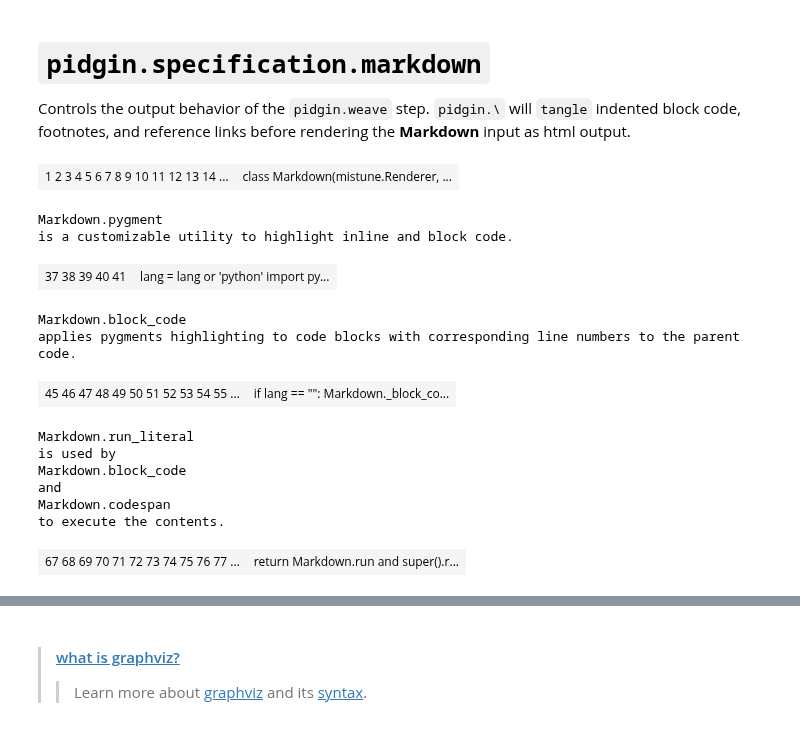
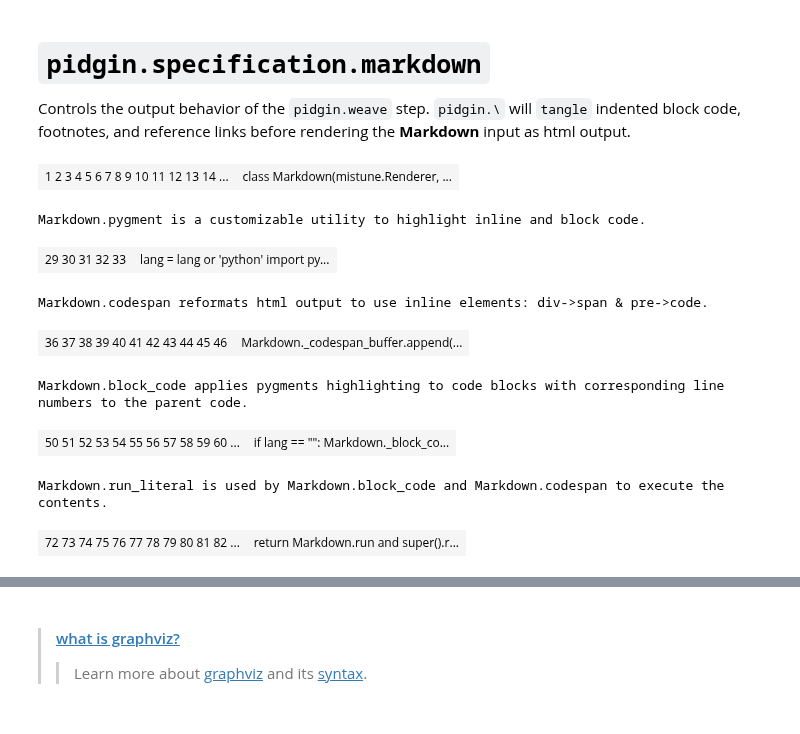
Before and after one commit to deathbeds/pidgy, a Jupyter notebook: src/pidgin/specification/markdown.md.ipynb, the cells around one changed output, grey strips where cells are left out. Saved outputs shown, nothing was run; the diff lists cells and outputs as text; code cells hidden in the pictures.

```diff
--- a/src/pidgin/specification/markdown.md.ipynb
+++ b/src/pidgin/specification/markdown.md.ipynb
@@ -44,20 +44,25 @@ from pidgin.docs.references import *
 
         def __exit__(Markdown, *e): Markdown.run = True
 
-        def codespan(Markdown, text, lang=None):
-            Markdown._codespan_buffer.append(text)
-            if not text.endswith('\\'):
-                Markdown.run_literal('\n'.join(Markdown._codespan_buffer))
-                Markdown._codespan_buffer = []
-            text = text.rstrip('\\')
-            return F"""<span{Markdown.pygment(text, prestyles="display: inline-block; vertical-align: middle;", nobackground=True).strip()[4:-4]}span>"""
-
         def pygment(Markdown, text, lang=None, **kwargs):
 `Markdown.pygment` is a customizable utility to __highlight__ inline and block code.
 
             lang = lang or 'python'
             import pygments
             return pygments.highlight(text, pygments.lexers.get_lexer_by_name(lang, stripall=True), pygments.formatters.html.HtmlFormatter(noclasses=True, **kwargs))
+
+        def codespan(Markdown, text, lang=None):
+`Markdown.codespan` reformats html output to use inline elements: div->span & pre->code.
+
+            Markdown._codespan_buffer.append(text)
+            if not text.endswith('\\'):
+                Markdown.run_literal('\n'.join(Markdown._codespan_buffer).rstrip())
+                Markdown._codespan_buffer = []
+            text = text.rstrip('\\')
+            return F"""<span{
+                Markdown.pygment(text, prestyles="display: inline-block; vertical-align: middle", nobackground=True).strip()[4:-4]
+            }span>""".replace('<pre', '<code').replace('</pre', '</code')
+
 
         def block_code(Markdown, text, lang=None):
 `Markdown.block_code` applies __pygments__ highlighting to code blocks with corresponding line numbers
@@ -75,46 +80,41 @@ to the parent code.
                 Markdown.blob = m.string[m.span()[1]:]
                 try:
                     return Markdown.pygment(
                         text.rstrip('\\'), lang, linenos='table', linenostart=sum(Markdown.linenos)
                     ).replace("""<td class="code">""", """<td style="text-align: left;" class="code">""")
                 finally:
                     Markdown.linenos += len(m.string[slice(*m.span())].splitlines())-2,
 
             return Markdown.pygment(text.rstrip('\\'), lang)
 
         def run_literal(Markdown, str):
 `Markdown.run_literal` is used by `Markdown.block_code` and `Markdown.codespan` to execute the contents.
 
             return Markdown.run and super().run_cell(textwrap.indent(str, ' '*4), silent=True)
 
         def output_doctest(self): return self.renderer.doctest(self.token['text'])
 
         def output_graphviz(self): return self.renderer.graphviz(self.token['text'])
 
         def doctest(self, text): return super().block_code(text)
         def graphviz(self, text):
             return __import__('graphviz').Source(text)._repr_svg_()
 
 
         def header(self, text, level, raw=None):
             import html, slugify
             slug = html.escape(__import__('slugify').slugify(text, lowercase=False))
             return F"""<a href="#{slug}"><h{level} id="{slug}">{text}</h{level}></a>"""
 # %% [output]
 | 1 2 3 4 5 6 7 8 9 10 11 12 13 14 ... | class Markdown(mistune.Renderer, ... |
-Markdown.pygment
-is a customizable utility to highlight inline and block code.
+Markdown.pygment is a customizable utility to highlight inline and block code.
-| 37 38 39 40 41 | lang = lang or 'python' import py... |
+| 29 30 31 32 33 | lang = lang or 'python' import py... |
-Markdown.block_code
-applies pygments highlighting to code blocks with corresponding line numbers to the parent code.
+Markdown.codespan reformats html output to use inline elements: div->span & pre->code.
-| 45 46 47 48 49 50 51 52 53 54 55 ... | if lang == "": Markdown._block_co... |
+| 36 37 38 39 40 41 42 43 44 45 46 | Markdown._codespan_buffer.append(... |
-Markdown.run_literal
-is used by
-Markdown.block_code
-and
-Markdown.codespan
-to execute the contents.
+Markdown.block_code applies pygments highlighting to code blocks with corresponding line numbers to the parent code.
-| 67 68 69 70 71 72 73 74 75 76 77 ... | return Markdown.run and super().r... |
+| 50 51 52 53 54 55 56 57 58 59 60 ... | if lang == "": Markdown._block_co... |
+Markdown.run_literal is used by Markdown.block_code and Markdown.codespan to execute the contents.
+| 72 73 74 75 76 77 78 79 80 81 82 ... | return Markdown.run and super().r... |
 # %%
     class DocTestGrammar:
 `DocTestGrammar` adds `doctest` to `pidgin`'s `mistune.BlockGrammar`.  The ellipsis flag is enabled by default.
```
Also changed, not shown: parts of 5 cells of this notebook.
